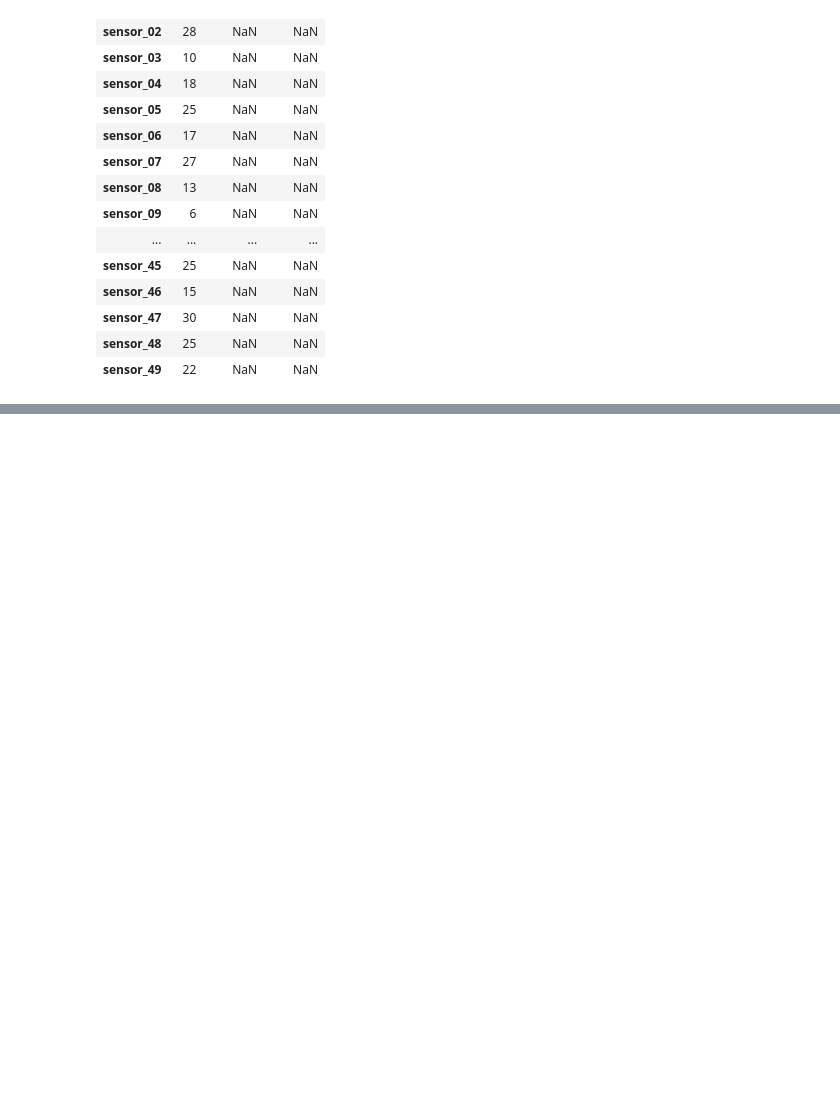
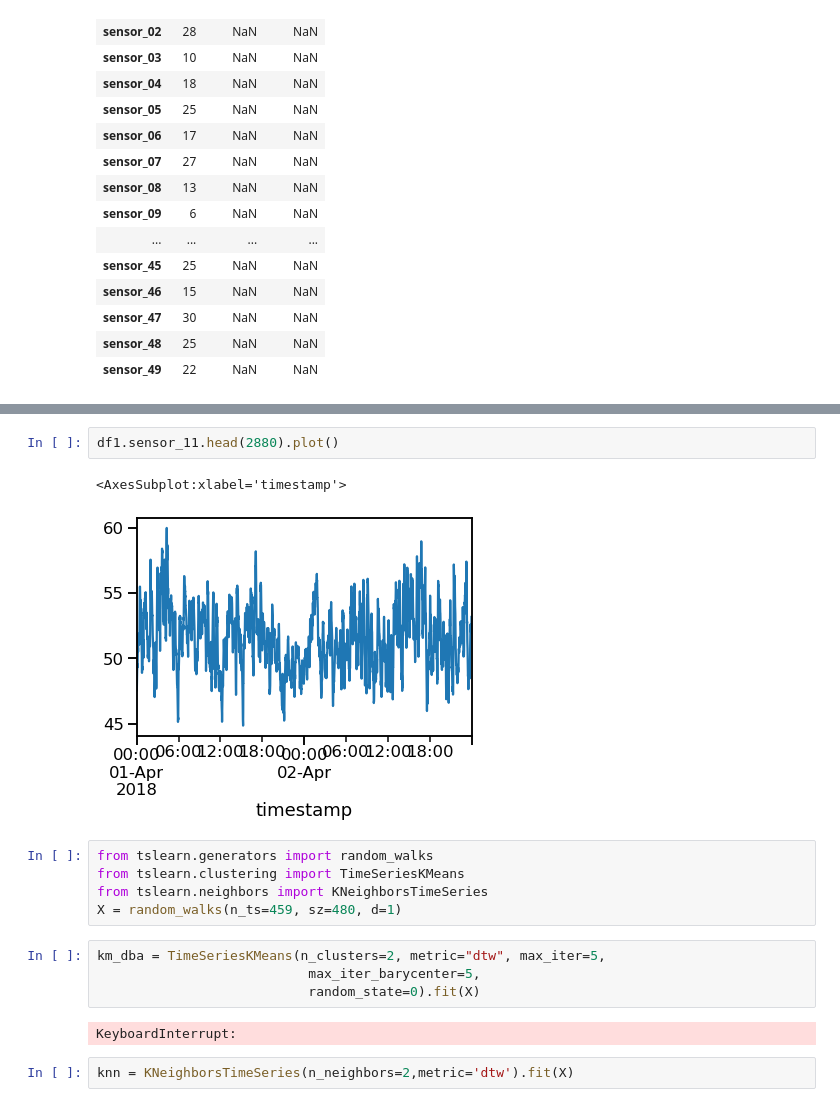
Before and after one commit to NicolaRonzoni/System-for-anomaly-detection, a Jupyter notebook: Time series.ipynb, the cells around one changed output, grey strips where cells are left out. Cells and saved outputs as stored; diff of their text form; blank space fills up the shorter version.

```diff
--- a/Time series.ipynb
+++ b/Time series.ipynb
@@ -583,0 +669,18 @@ df.to_csv(f's3://{bucket}/{key}')
+# %%
+df1.sensor_11.head(2880).plot()
+# %% [output]
+<AxesSubplot:xlabel='timestamp'>
+[figure, added]
+# %%
+from tslearn.generators import random_walks
+from tslearn.clustering import TimeSeriesKMeans
+from tslearn.neighbors import KNeighborsTimeSeries
+X = random_walks(n_ts=459, sz=480, d=1)
+# %%
+km_dba = TimeSeriesKMeans(n_clusters=2, metric="dtw", max_iter=5,
+                           max_iter_barycenter=5,
+                           random_state=0).fit(X)
+# %% [output]
+KeyboardInterrupt:
+# %%
+knn = KNeighborsTimeSeries(n_neighbors=2,metric='dtw').fit(X)
```
Also changed, not shown: parts of 9 cells of this notebook.
